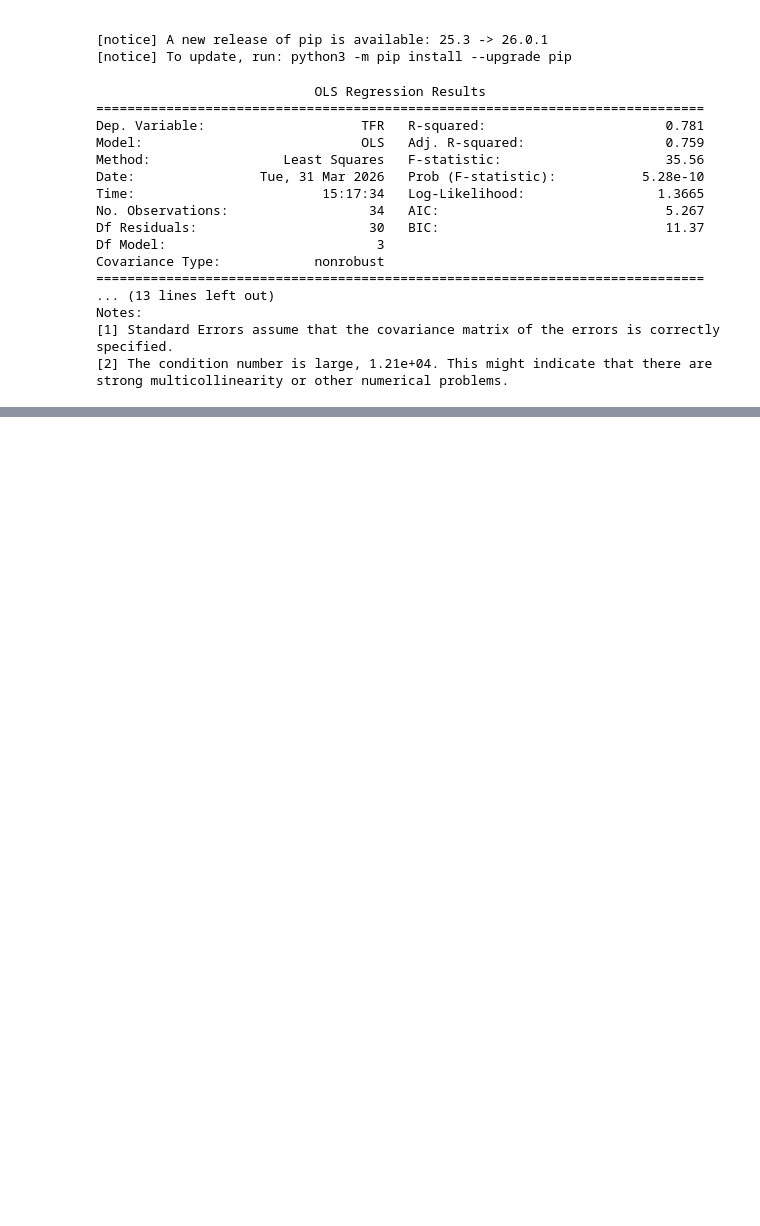
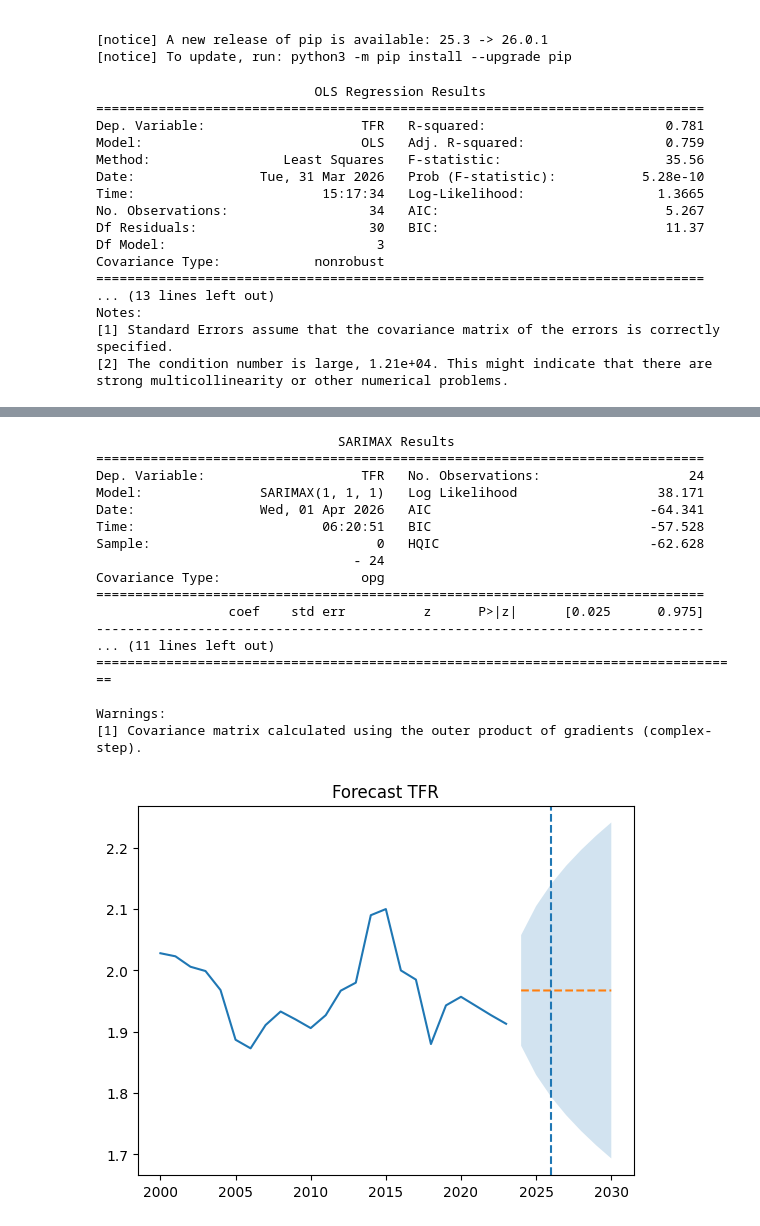
Before and after one commit to plkimtuyen05-boop/ktltsp.ueh25, a Jupyter notebook: TCC/Untitled.ipynb, the cells around one changed output, grey strips where cells are left out. Cells and saved outputs as stored; diff of their text form; code cells hidden in the pictures; blank space fills up the shorter version.

```diff
--- a/TCC/Untitled.ipynb
+++ b/TCC/Untitled.ipynb
@@ -182,0 +252,74 @@ NameError: name 'correlation' is not defined
+# %%
+# ==== AUTO INSTALL ====
+import subprocess, sys
+def install(p): subprocess.check_call([sys.executable, "-m", "pip", "install", p])
+for p in ["pandas","statsmodels","matplotlib","numpy"]:
+    try: __import__(p)
+    except: install(p)
+
+import pandas as pd
+import numpy as np
+import matplotlib.pyplot as plt
+from statsmodels.tsa.statespace.sarimax import SARIMAX
+
+df = pd.read_csv("data_clean.csv")
+df2 = df[df["year"] >= 2000]
+
+# ==== TIME SERIES ====
+y = df2["TFR"]
+exog = df2[["ln_GDP","LF","Health"]]
+
+# ==== MODEL ====
+model = SARIMAX(y, exog=exog, order=(1,1,1))
+results = model.fit()
+
+print(results.summary())
+
+# ==== FORECAST ====
+future_years = list(range(2024,2031))
+
+future_exog = pd.DataFrame({
+    "ln_GDP":[exog["ln_GDP"].mean()]*len(future_years),
+    "LF":[exog["LF"].mean()]*len(future_years),
+    "Health":[exog["Health"].mean()]*len(future_years)
+})
+
+forecast = results.get_forecast(steps=len(future_years), exog=future_exog)
+
+pred = forecast.predicted_mean
+conf = forecast.conf_int()
+
+# ==== PLOT ====
+plt.figure()
+plt.plot(df2["year"], y)
+plt.plot(future_years, pred, linestyle="--")
+
+plt.fill_between(future_years,
+                 conf.iloc[:,0],
+                 conf.iloc[:,1],
+                 alpha=0.2)
+
+plt.axvline(x=2026, linestyle="--")
+plt.title("Forecast TFR")
+
+plt.savefig("forecast.png")
+plt.show()
+# %% [output]
+                               SARIMAX Results
+==============================================================================
+Dep. Variable:                    TFR   No. Observations:                   24
+Model:               SARIMAX(1, 1, 1)   Log Likelihood                  38.171
+Date:                Wed, 01 Apr 2026   AIC                            -64.341
+Time:                        06:20:51   BIC                            -57.528
+Sample:                             0   HQIC                           -62.628
+                                 - 24
+Covariance Type:                  opg
+==============================================================================
+                 coef    std err          z      P>|z|      [0.025      0.975]
+------------------------------------------------------------------------------
+... (11 lines left out)
+===================================================================================
+
+Warnings:
+[1] Covariance matrix calculated using the outer product of gradients (complex-step).
+[figure, added]
```
Also changed, not shown: parts of 4 cells of this notebook, 20 other files.
